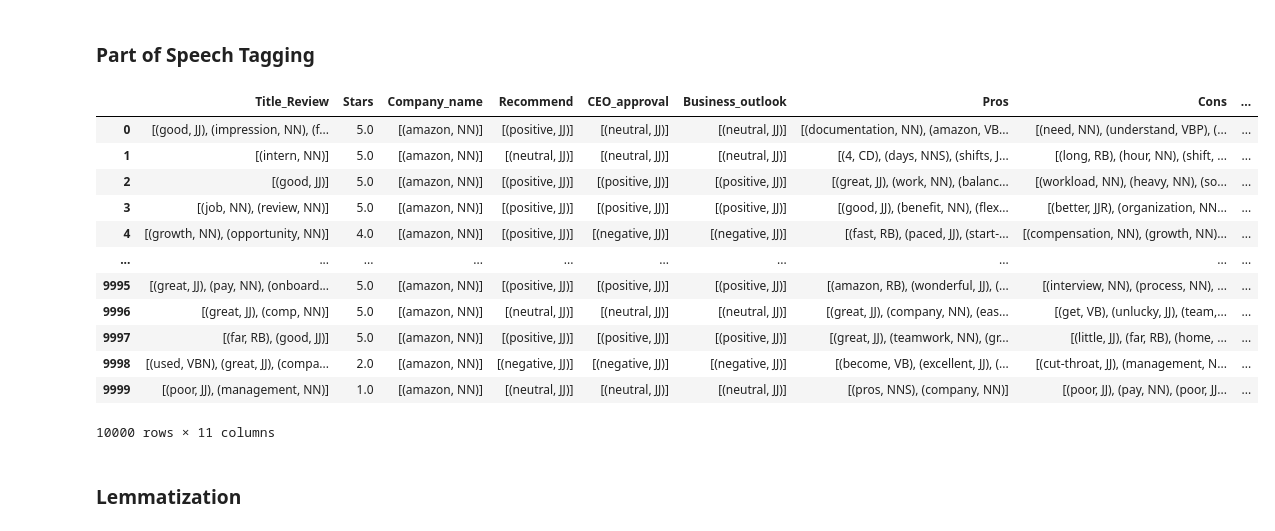
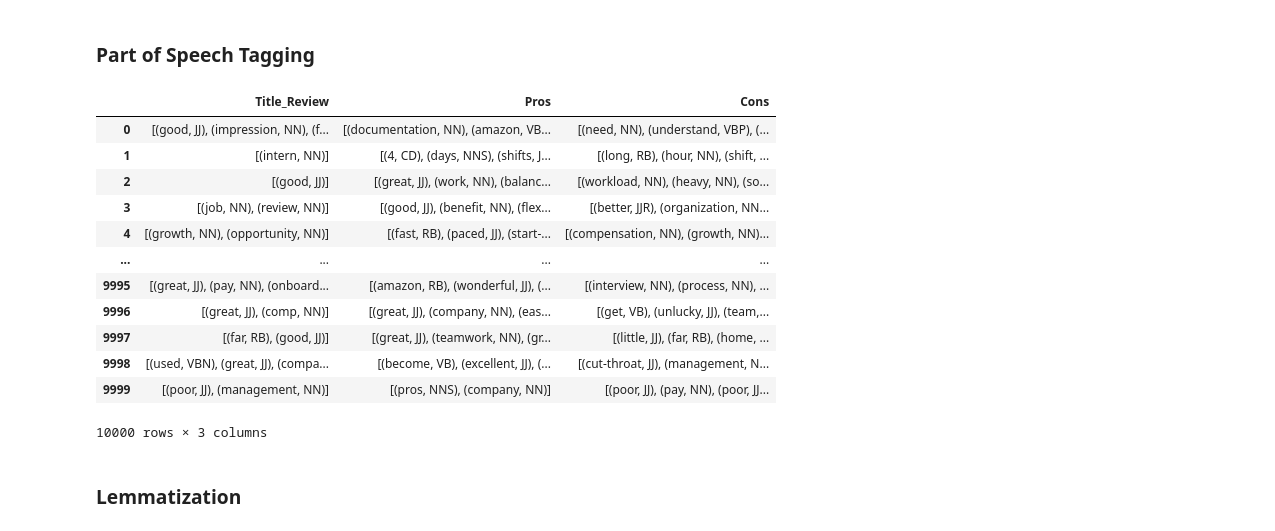
Before and after one commit to Konstantin-Volodin/McGill-INSY-669-GroupProject, a Jupyter notebook: scripts/Text Preprocessing.ipynb, the cells around one changed output. Cells and saved outputs as stored; diff of their text form; code cells hidden in the pictures.

```diff
--- a/scripts/Text Preprocessing.ipynb
+++ b/scripts/Text Preprocessing.ipynb
@@ -52,15 +62,15 @@ amzn
 ### Lowercase the Strings
 # %%
 # extract string columns
-txt = amzn.select_dtypes(include = object)
+txt = amzn_pr.select_dtypes(include = object)
 # %%
 # apply lowercase to all string columns
 for i in txt.columns:
     low = []
-    amzn[i] = amzn[i].astype(str)
-    for j in range(len(amzn)):
-        low.append(amzn[i][j].lower())
-    amzn[i] = low
+    amzn_pr[i] = amzn_pr[i].astype(str)
+    for j in range(len(amzn_pr)):
+        low.append(amzn_pr[i][j].lower())
+    amzn_pr[i] = low
 
-amzn
+amzn_pr
 # %% [output]
@@ -94,7 +104,7 @@ def remove_stop_words_and_punctuation(text):
 
 # apply the function to the 'text' column of the dataframe
 for i in txt.columns:
-    amzn[i] = amzn[i].apply(remove_stop_words_and_punctuation)
+    amzn_pr[i] = amzn_pr[i].apply(remove_stop_words_and_punctuation)
 
-amzn
+amzn_pr
 # %% [output]
@@ -115,7 +125,7 @@ amzn
 ### Tokenizing String
 # %%
 for i in txt.columns:
-    amzn[i] = amzn[i].apply(nltk.word_tokenize)
+    amzn_pr[i] = amzn_pr[i].apply(nltk.word_tokenize)
 
-amzn
+amzn_pr
 # %% [output]
@@ -136,23 +146,23 @@ amzn
 ### Part of Speech Tagging
 # %%
 for i in txt.columns:
-    amzn[i] = amzn[i].apply(nltk.pos_tag)
+    amzn_pr[i] = amzn_pr[i].apply(nltk.pos_tag)
 
-amzn
+amzn_pr
 # %% [output]
-|  | Title_Review | Stars | Company_name | Recommend | CEO_approval | Business_outlook | Pros | Cons | ... |
-| 0 | [(good, JJ), (impression, NN), (f... | 5.0 | [(amazon, NN)] | [(positive, JJ)] | [(neutral, JJ)] | [(neutral, JJ)] | [(documentation, NN), (amazon, VB... | [(need, NN), (understand, VBP), (... | ... |
-| 1 | [(intern, NN)] | 5.0 | [(amazon, NN)] | [(neutral, JJ)] | [(neutral, JJ)] | [(neutral, JJ)] | [(4, CD), (days, NNS), (shifts, J... | [(long, RB), (hour, NN), (shift, ... | ... |
-| 2 | [(good, JJ)] | 5.0 | [(amazon, NN)] | [(positive, JJ)] | [(positive, JJ)] | [(positive, JJ)] | [(great, JJ), (work, NN), (balanc... | [(workload, NN), (heavy, NN), (so... | ... |
-| 3 | [(job, NN), (review, NN)] | 5.0 | [(amazon, NN)] | [(positive, JJ)] | [(positive, JJ)] | [(positive, JJ)] | [(good, JJ), (benefit, NN), (flex... | [(better, JJR), (organization, NN... | ... |
-| 4 | [(growth, NN), (opportunity, NN)] | 4.0 | [(amazon, NN)] | [(positive, JJ)] | [(negative, JJ)] | [(negative, JJ)] | [(fast, RB), (paced, JJ), (start-... | [(compensation, NN), (growth, NN)... | ... |
-| ... | ... | ... | ... | ... | ... | ... | ... | ... | ... |
-| 9995 | [(great, JJ), (pay, NN), (onboard... | 5.0 | [(amazon, NN)] | [(positive, JJ)] | [(positive, JJ)] | [(positive, JJ)] | [(amazon, RB), (wonderful, JJ), (... | [(interview, NN), (process, NN), ... | ... |
-| 9996 | [(great, JJ), (comp, NN)] | 5.0 | [(amazon, NN)] | [(neutral, JJ)] | [(neutral, JJ)] | [(neutral, JJ)] | [(great, JJ), (company, NN), (eas... | [(get, VB), (unlucky, JJ), (team,... | ... |
-| 9997 | [(far, RB), (good, JJ)] | 5.0 | [(amazon, NN)] | [(positive, JJ)] | [(positive, JJ)] | [(positive, JJ)] | [(great, JJ), (teamwork, NN), (gr... | [(little, JJ), (far, RB), (home, ... | ... |
-| 9998 | [(used, VBN), (great, JJ), (compa... | 2.0 | [(amazon, NN)] | [(negative, JJ)] | [(negative, JJ)] | [(negative, JJ)] | [(become, VB), (excellent, JJ), (... | [(cut-throat, JJ), (management, N... | ... |
-| 9999 | [(poor, JJ), (management, NN)] | 1.0 | [(amazon, NN)] | [(neutral, JJ)] | [(neutral, JJ)] | [(neutral, JJ)] | [(pros, NNS), (company, NN)] | [(poor, JJ), (pay, NN), (poor, JJ... | ... |
+|  | Title_Review | Pros | Cons |
+| 0 | [(good, JJ), (impression, NN), (f... | [(documentation, NN), (amazon, VB... | [(need, NN), (understand, VBP), (... |
+| 1 | [(intern, NN)] | [(4, CD), (days, NNS), (shifts, J... | [(long, RB), (hour, NN), (shift, ... |
+| 2 | [(good, JJ)] | [(great, JJ), (work, NN), (balanc... | [(workload, NN), (heavy, NN), (so... |
+| 3 | [(job, NN), (review, NN)] | [(good, JJ), (benefit, NN), (flex... | [(better, JJR), (organization, NN... |
+| 4 | [(growth, NN), (opportunity, NN)] | [(fast, RB), (paced, JJ), (start-... | [(compensation, NN), (growth, NN)... |
+| ... | ... | ... | ... |
+| 9995 | [(great, JJ), (pay, NN), (onboard... | [(amazon, RB), (wonderful, JJ), (... | [(interview, NN), (process, NN), ... |
+| 9996 | [(great, JJ), (comp, NN)] | [(great, JJ), (company, NN), (eas... | [(get, VB), (unlucky, JJ), (team,... |
+| 9997 | [(far, RB), (good, JJ)] | [(great, JJ), (teamwork, NN), (gr... | [(little, JJ), (far, RB), (home, ... |
+| 9998 | [(used, VBN), (great, JJ), (compa... | [(become, VB), (excellent, JJ), (... | [(cut-throat, JJ), (management, N... |
+| 9999 | [(poor, JJ), (management, NN)] | [(pros, NNS), (company, NN)] | [(poor, JJ), (pay, NN), (poor, JJ... |
-10000 rows × 11 columns
+10000 rows × 3 columns
 # %% [markdown]
 ### Lemmatization
 # %%
```
Also changed, not shown: parts of 14 cells of this notebook, 4 other files.
